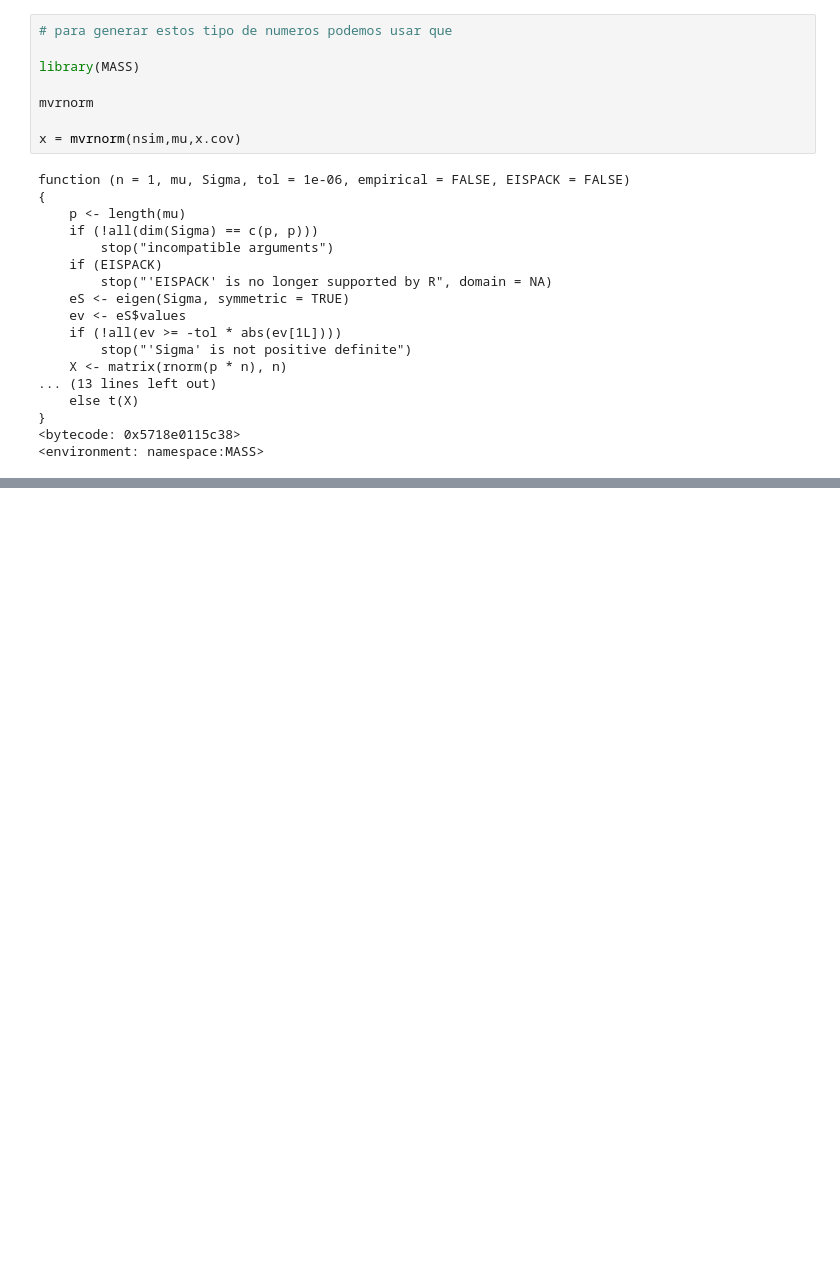
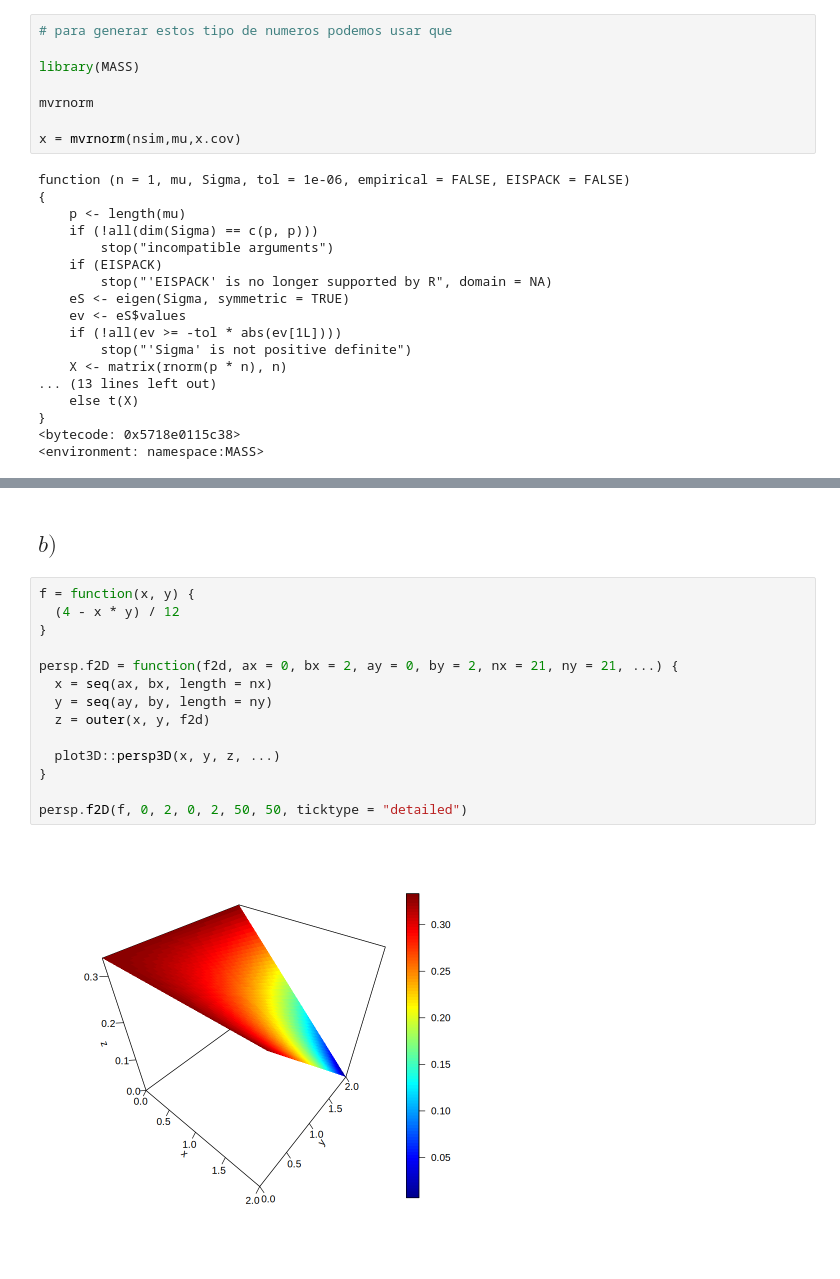
Before and after one commit to Nicolas-Bernal/Simulacion-Estadistica, a Jupyter notebook: Segundo Corte/02_Multivariado.ipynb, the cells around one changed output, grey strips where cells are left out. Cells and saved outputs as stored; diff of their text form; blank space fills up the shorter version.

```diff
--- a/Segundo Corte/02_Multivariado.ipynb
+++ b/Segundo Corte/02_Multivariado.ipynb
@@ -199,0 +232,18 @@ function (n = 1, mu, Sigma, tol = 1e-06, empirical = FALSE, EISPACK = FALSE)
+# %% [markdown]
+## $b)$
+# %%
+f = function(x, y) {
+  (4 - x * y) / 12
+}
+
+persp.f2D = function(f2d, ax = 0, bx = 2, ay = 0, by = 2, nx = 21, ny = 21, ...) {
+  x = seq(ax, bx, length = nx)
+  y = seq(ay, by, length = ny)
+  z = outer(x, y, f2d)
+
+  plot3D::persp3D(x, y, z, ...)
+}
+
+persp.f2D(f, 0, 2, 0, 2, 50, 50, ticktype = "detailed")
+# %% [output]
+[figure, added]
```
Also changed, not shown: parts of 8 cells of this notebook.
